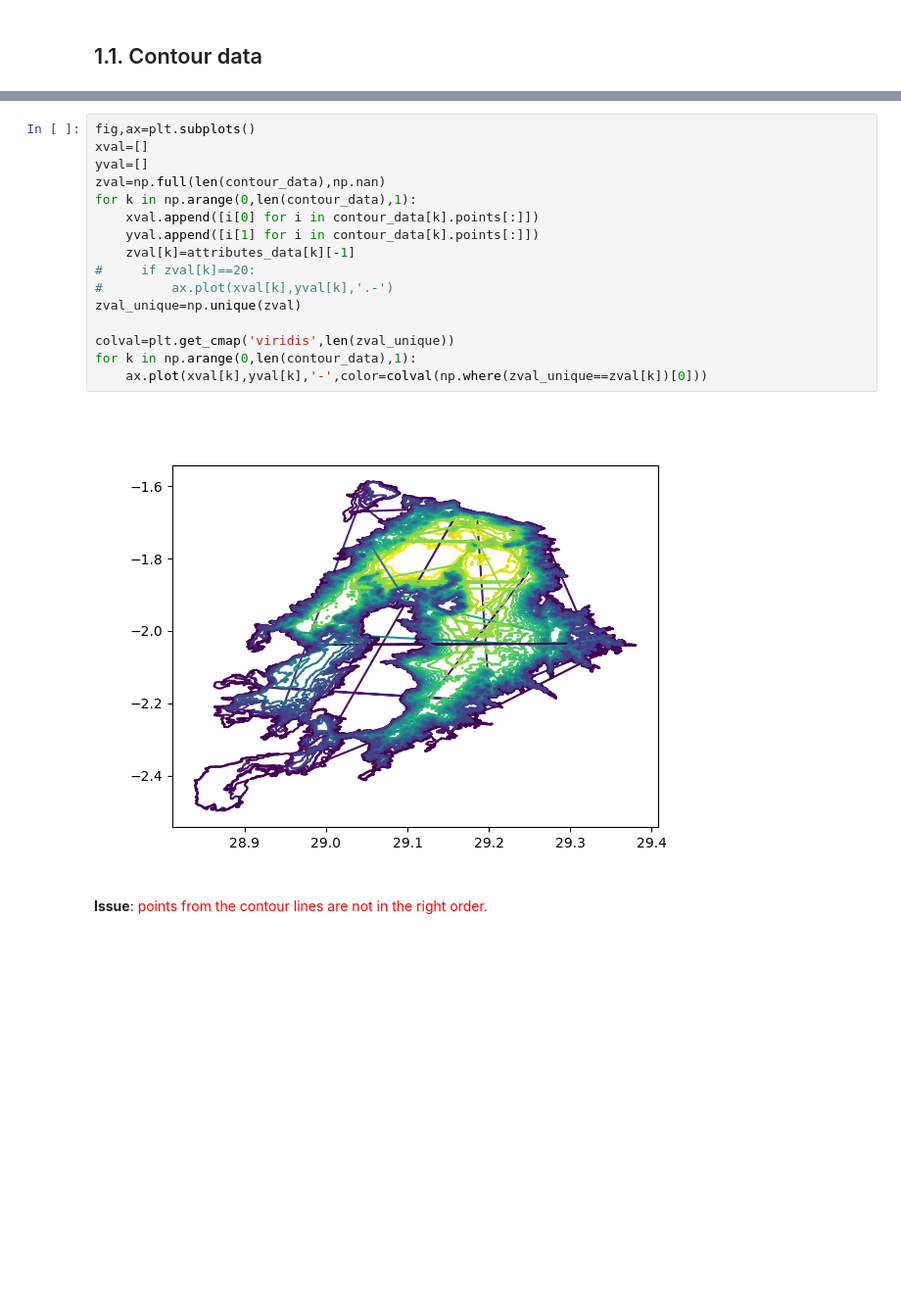
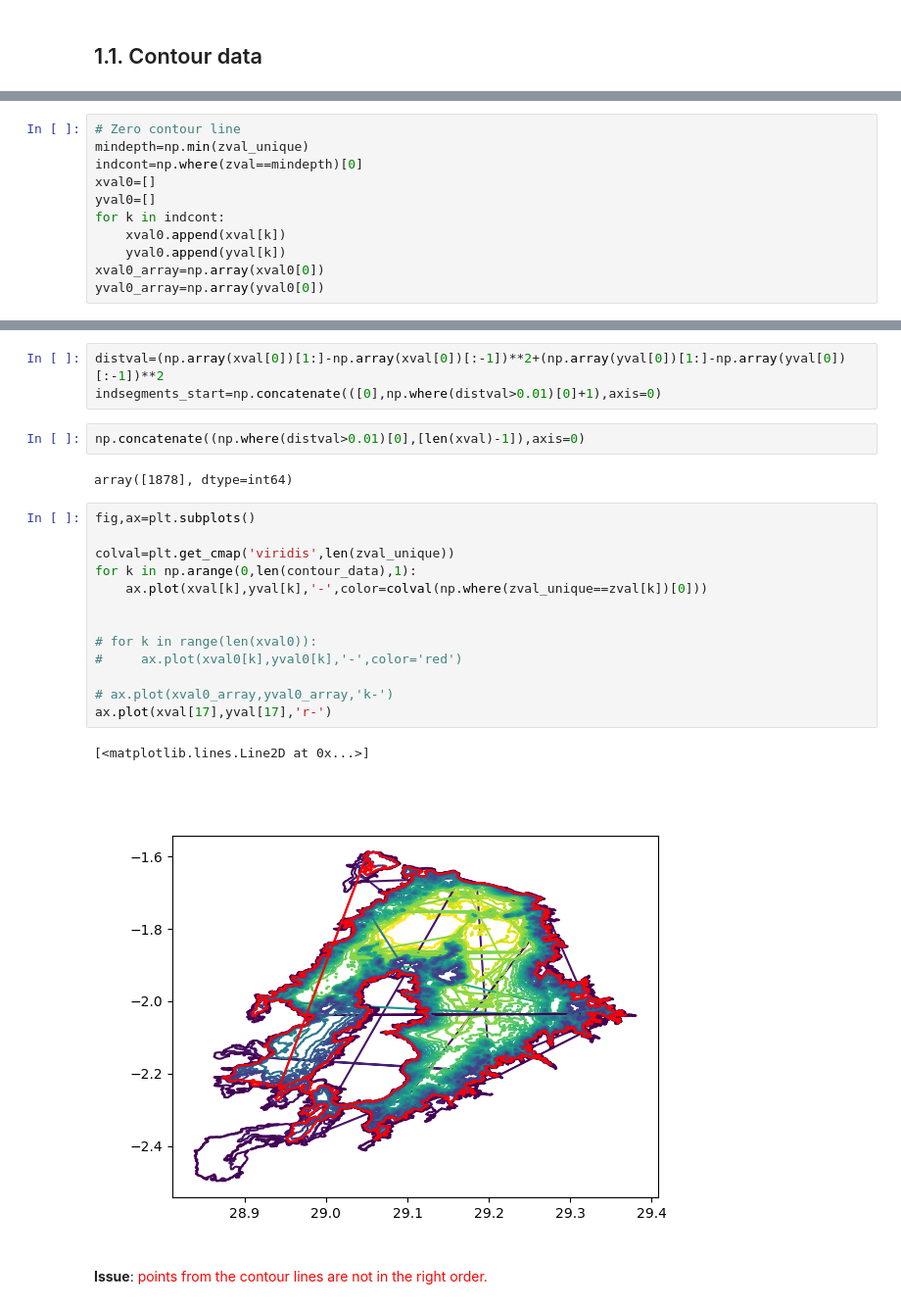
Before and after one commit to tdoda/lake-kivu-ctd-database, a Jupyter notebook: notebooks/Plot Data_TD.ipynb, the cells around one changed output, grey strips where cells are left out. Shown at 98% size. Cells and saved outputs as stored; diff of their text form; blank space fills up the shorter version.

```diff
--- a/notebooks/Plot Data_TD.ipynb
+++ b/notebooks/Plot Data_TD.ipynb
@@ -49,0 +60,11 @@ attributes_data=sf.records()
+# %%
+# Zero contour line
+mindepth=np.min(zval_unique)
+indcont=np.where(zval==mindepth)[0]
+xval0=[]
+yval0=[]
+for k in indcont:
+    xval0.append(xval[k])
+    yval0.append(yval[k])
+xval0_array=np.array(xval0[0])
+yval0_array=np.array(yval0[0])
@@ -50,21 +117,26 @@ attributes_data=sf.records()
+# %%
+distval=(np.array(xval[0])[1:]-np.array(xval[0])[:-1])**2+(np.array(yval[0])[1:]-np.array(yval[0])[:-1])**2
+indsegments_start=np.concatenate(([0],np.where(distval>0.01)[0]+1),axis=0)
+# %%
+np.concatenate((np.where(distval>0.01)[0],[len(xval)-1]),axis=0)
+# %% [output]
+array([1878], dtype=int64)
 # %%
 fig,ax=plt.subplots()
-xval=[]
-yval=[]
-zval=np.full(len(contour_data),np.nan)
-for k in np.arange(0,len(contour_data),1):
-    xval.append([i[0] for i in contour_data[k].points[:]])
-    yval.append([i[1] for i in contour_data[k].points[:]])
-    zval[k]=attributes_data[k][-1]
-#     if zval[k]==20:
-#         ax.plot(xval[k],yval[k],'.-')
-zval_unique=np.unique(zval)
 
 colval=plt.get_cmap('viridis',len(zval_unique))
 for k in np.arange(0,len(contour_data),1):
     ax.plot(xval[k],yval[k],'-',color=colval(np.where(zval_unique==zval[k])[0]))
+
+
+# for k in range(len(xval0)):
+#     ax.plot(xval0[k],yval0[k],'-',color='red')
+
+# ax.plot(xval0_array,yval0_array,'k-')
+ax.plot(xval[17],yval[17],'r-')
 # %% [output]
+[<matplotlib.lines.Line2D at 0x...>]
-[figure, old version]
+[figure, new version]
 # %% [markdown]
 **Issue**: <font color='red'>points from the contour lines are not in the right order.</font>
 # %% [markdown]
```
Also changed, not shown: parts of 2 cells of this notebook, 1 other file.
